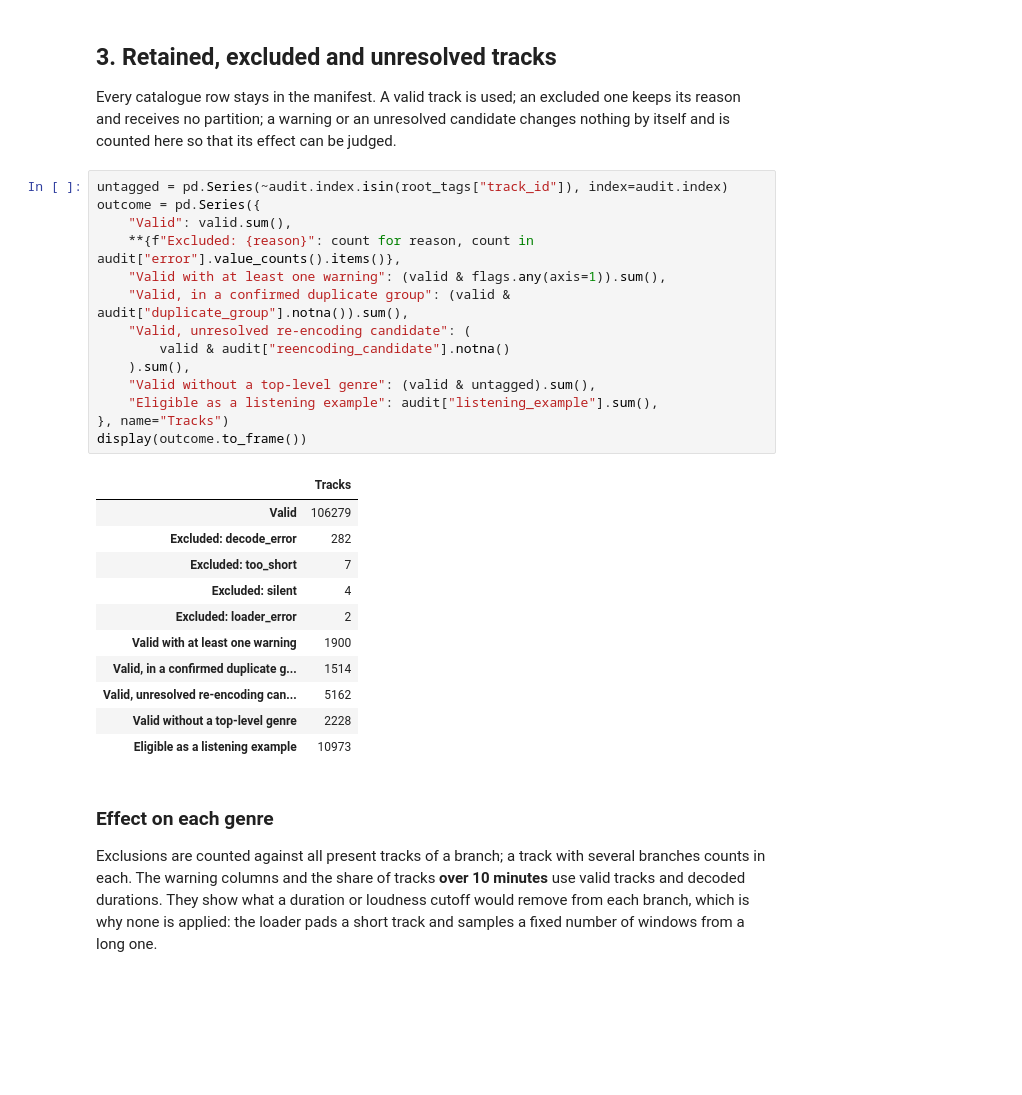
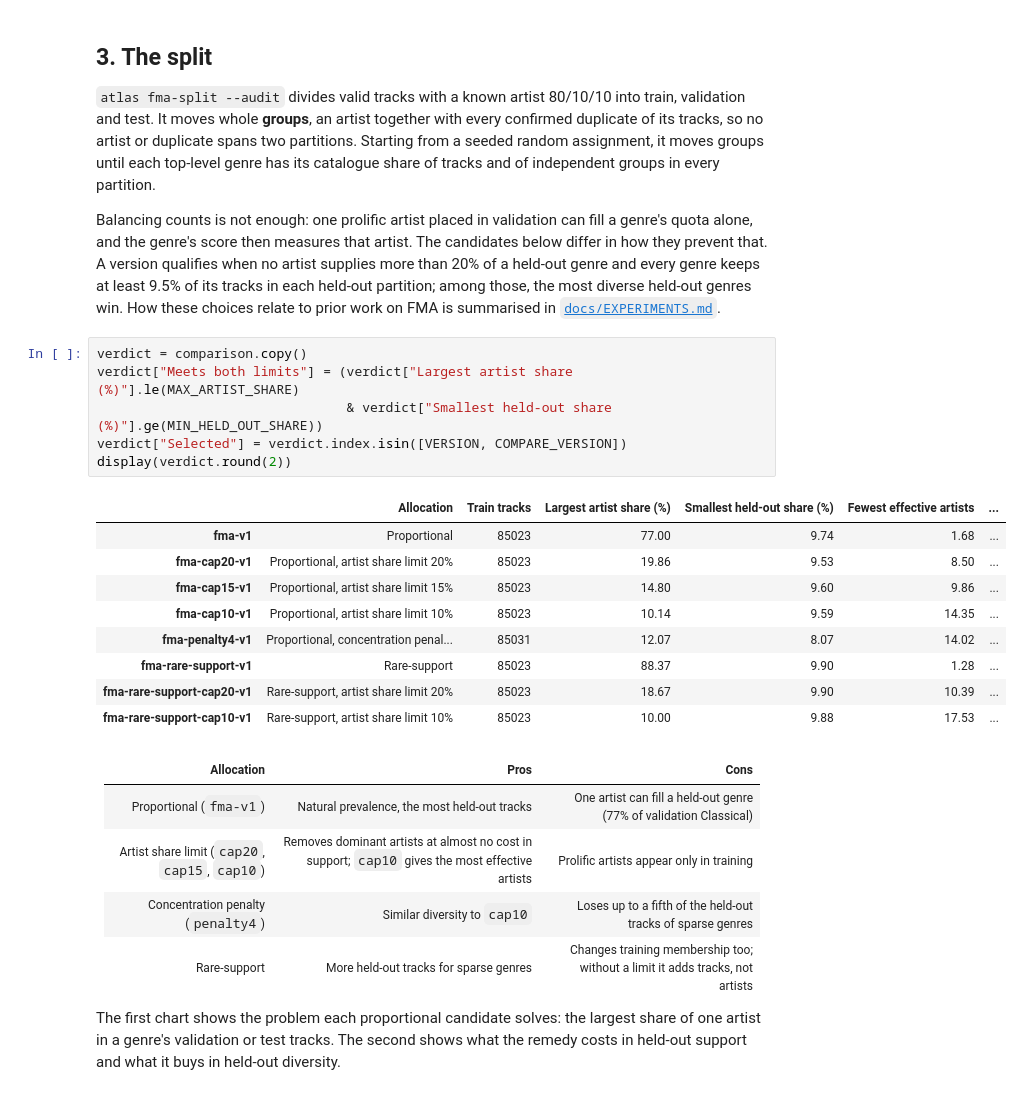
Before and after one commit to piotrczech/music-atlas, a Jupyter notebook: notebooks/01-data-exploration.ipynb, the cells around one changed output. Saved outputs shown, nothing was run; the diff lists cells and outputs as text; blank space fills up the shorter version.

```diff
--- a/notebooks/01-data-exploration.ipynb
+++ b/notebooks/01-data-exploration.ipynb
@@ -796,35 +539,43 @@ for track_id in LISTEN:
 # %% [markdown]
-## 3. Retained, excluded and unresolved tracks
+## 3. The split
 
-Every catalogue row stays in the manifest. A valid track is used; an excluded one keeps its reason and receives no partition; a warning or an unresolved candidate changes nothing by itself and is counted here so that its effect can be judged.
+`atlas fma-split --audit` divides valid tracks with a known artist 80/10/10 into train,
+validation and test. It moves whole **groups**, an artist together with every confirmed duplicate
+of its tracks, so no artist or duplicate spans two partitions. Starting from a seeded random
+assignment, it moves groups until each top-level genre has its catalogue share of tracks and of
+independent groups in every partition.
+
+Balancing counts is not enough: one prolific artist placed in validation can fill a genre's quota
+alone, and the genre's score then measures that artist. The candidates below differ in how they
+prevent that. A version qualifies when no artist supplies more than 20% of a held-out genre and
+every genre keeps at least 9.5% of its tracks in each held-out partition; among those, the most
+diverse held-out genres win. How these choices relate to prior work on FMA is summarised in
+[`docs/EXPERIMENTS.md`](../docs/EXPERIMENTS.md#prior-practice).
 # %%
-untagged = pd.Series(~audit.index.isin(root_tags["track_id"]), index=audit.index)
-outcome = pd.Series({
-    "Valid": valid.sum(),
-    **{f"Excluded: {reason}": count for reason, count in audit["error"].value_counts().items()},
-    "Valid with at least one warning": (valid & flags.any(axis=1)).sum(),
-    "Valid, in a confirmed duplicate group": (valid & audit["duplicate_group"].notna()).sum(),
-    "Valid, unresolved re-encoding candidate": (
-        valid & audit["reencoding_candidate"].notna()
-    ).sum(),
-    "Valid without a top-level genre": (valid & untagged).sum(),
-    "Eligible as a listening example": audit["listening_example"].sum(),
-}, name="Tracks")
-display(outcome.to_frame())
+verdict = comparison.copy()
+verdict["Meets both limits"] = (verdict["Largest artist share (%)"].le(MAX_ARTIST_SHARE)
+                                & verdict["Smallest held-out share (%)"].ge(MIN_HELD_OUT_SHARE))
+verdict["Selected"] = verdict.index.isin([VERSION, COMPARE_VERSION])
+display(verdict.round(2))
 # %% [output]
-|  | Tracks |
-| Valid | 106279 |
-| Excluded: decode_error | 282 |
-| Excluded: too_short | 7 |
-| Excluded: silent | 4 |
-| Excluded: loader_error | 2 |
-| Valid with at least one warning | 1900 |
-| Valid, in a confirmed duplicate g... | 1514 |
-| Valid, unresolved re-encoding can... | 5162 |
-| Valid without a top-level genre | 2228 |
-| Eligible as a listening example | 10973 |
+|  | Allocation | Train tracks | Largest artist share (%) | Smallest held-out share (%) | Fewest effective artists | ... |
+| fma-v1 | Proportional | 85023 | 77.00 | 9.74 | 1.68 | ... |
+| fma-cap20-v1 | Proportional, artist share limit 20% | 85023 | 19.86 | 9.53 | 8.50 | ... |
+| fma-cap15-v1 | Proportional, artist share limit 15% | 85023 | 14.80 | 9.60 | 9.86 | ... |
+| fma-cap10-v1 | Proportional, artist share limit 10% | 85023 | 10.14 | 9.59 | 14.35 | ... |
+| fma-penalty4-v1 | Proportional, concentration penal... | 85031 | 12.07 | 8.07 | 14.02 | ... |
+| fma-rare-support-v1 | Rare-support | 85023 | 88.37 | 9.90 | 1.28 | ... |
+| fma-rare-support-cap20-v1 | Rare-support, artist share limit 20% | 85023 | 18.67 | 9.90 | 10.39 | ... |
+| fma-rare-support-cap10-v1 | Rare-support, artist share limit 10% | 85023 | 10.00 | 9.88 | 17.53 | ... |
 # %% [markdown]
-### Effect on each genre
+| Allocation | Pros | Cons |
+|---|---|---|
+| Proportional (`fma-v1`) | Natural prevalence, the most held-out tracks | One artist can fill a held-out genre (77% of validation Classical) |
+| Artist share limit (`cap20`, `cap15`, `cap10`) | Removes dominant artists at almost no cost in support; `cap10` gives the most effective artists | Prolific artists appear only in training |
+| Concentration penalty (`penalty4`) | Similar diversity to `cap10` | Loses up to a fifth of the held-out tracks of sparse genres |
+| Rare-support | More held-out tracks for sparse genres | Changes training membership too; without a limit it adds tracks, not artists |
 
-Exclusions are counted against all present tracks of a branch; a track with several branches counts in each. The warning columns and the share of tracks **over 10 minutes** use valid tracks and decoded durations. They show what a duration or loudness cutoff would remove from each branch, which is why none is applied: the loader pads a short track and samples a fixed number of windows from a long one.
+The first chart shows the problem each proportional candidate solves: the largest share of one
+artist in a genre's validation or test tracks. The second shows what the remedy costs in
+held-out support and what it buys in held-out diversity.
 # %%
```
Also changed, not shown: parts of 97 cells of this notebook, 7 other files.
